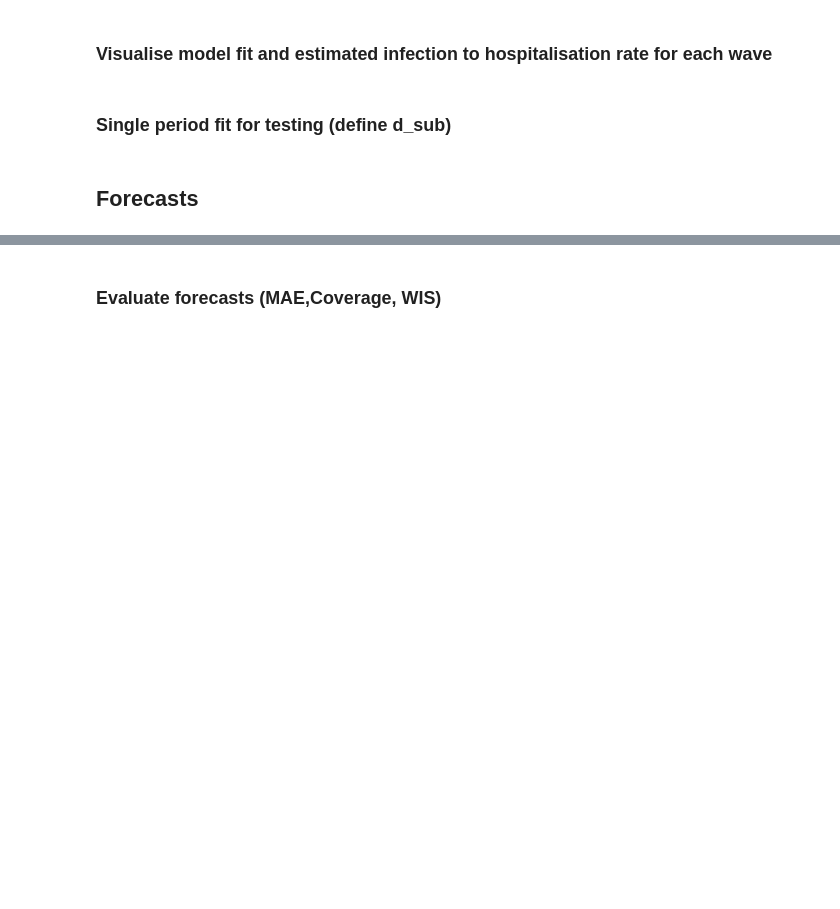
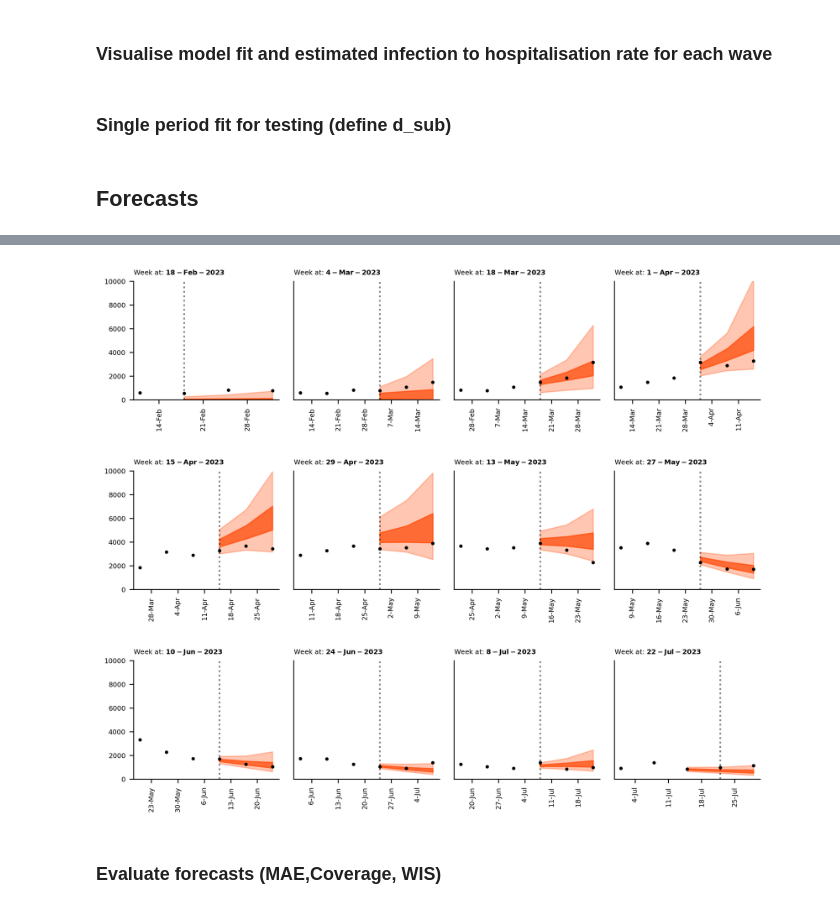
Before and after one commit to pessimistic-pelican/PyRenew, a Jupyter notebook: scripts/covid_model.ipynb, the cells around one changed output, grey strips where cells are left out. Cells and saved outputs as stored; diff of their text form; code cells hidden in the pictures; blank space fills up the shorter version.

```diff
--- a/scripts/covid_model.ipynb
+++ b/scripts/covid_model.ipynb
@@ -751,3 +761,7 @@ plt.show()
+# %%
+plot_forecast_panels(fore_res,d_fit_all,main_wave,t_fit,t_forecast,ycat='primary',max_y = 10000)
+# %% [output]
+[figure, added]
 # %% [markdown]
 ### Evaluate forecasts (MAE,Coverage, WIS)
 # %%
```
Also changed, not shown: parts of 10 cells of this notebook, 1 other file.
